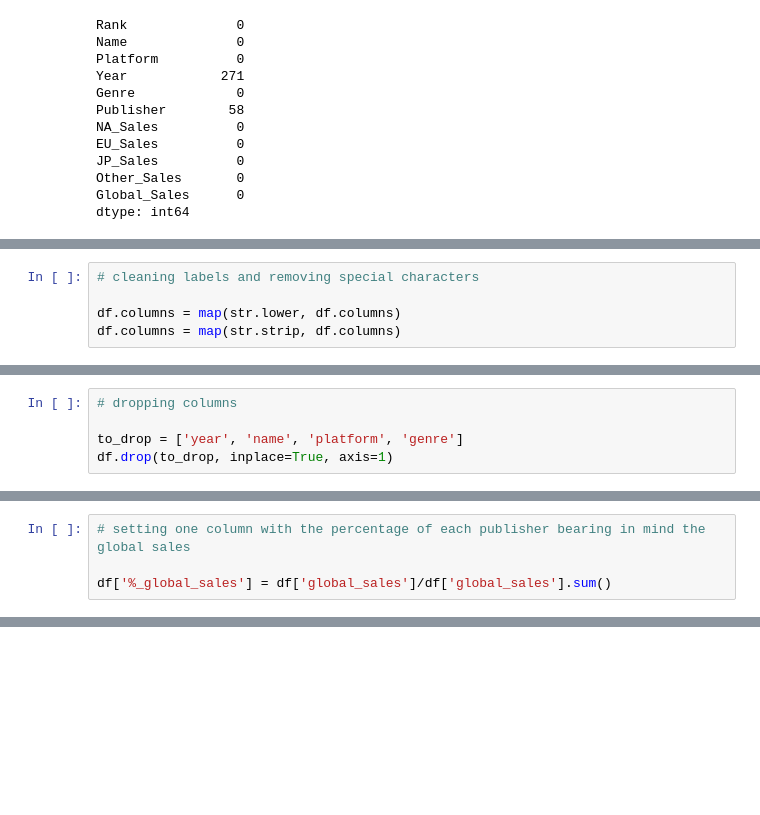
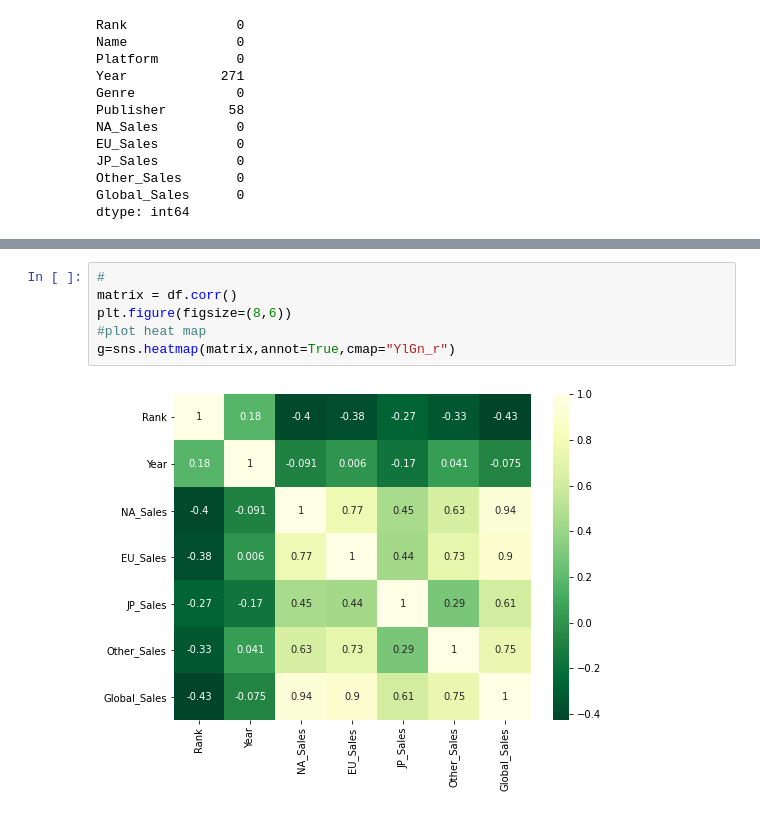
Before and after one commit to PaulaNuno/storytelling-project, a Jupyter notebook: data_cleaning.ipynb, the cells around one changed output, grey strips where cells are left out. Cells and saved outputs as stored; diff of their text form; blank space fills up the shorter version.

```diff
--- a/data_cleaning.ipynb
+++ b/data_cleaning.ipynb
@@ -39,6 +59 @@ df.duplicated().sum()
-# %%
-# cleaning labels and removing special characters
-
-df.columns = map(str.lower, df.columns)
-df.columns = map(str.strip, df.columns)
 # %%
@@ -56,5 +73,0 @@ df.describe()
-# %%
-# dropping columns
-
-to_drop = ['year', 'name', 'platform', 'genre']
-df.drop(to_drop, inplace=True, axis=1)
@@ -93,4 +73,0 @@ print(total_global_sales)
-# %%
-# setting one column with the percentage of each publisher bearing in mind the global sales
-
-df['%_global_sales'] = df['global_sales']/df['global_sales'].sum()
@@ -96,0 +87,8 @@ df['%_global_sales'] = df['global_sales']/df['global_sales'].sum()
+# %%
+#
+matrix = df.corr()
+plt.figure(figsize=(8,6))
+#plot heat map
+g=sns.heatmap(matrix,annot=True,cmap="YlGn_r")
+# %% [output]
+[figure, added]
```
Also changed, not shown: parts of 19 cells of this notebook, 1 other file.
